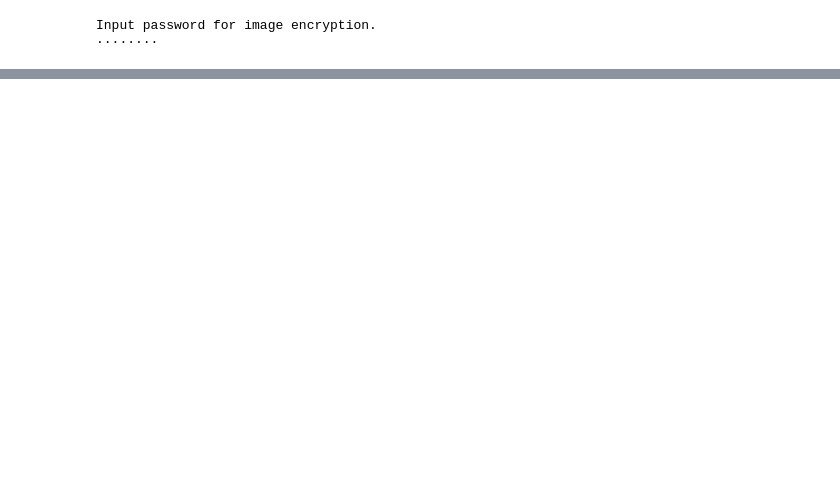
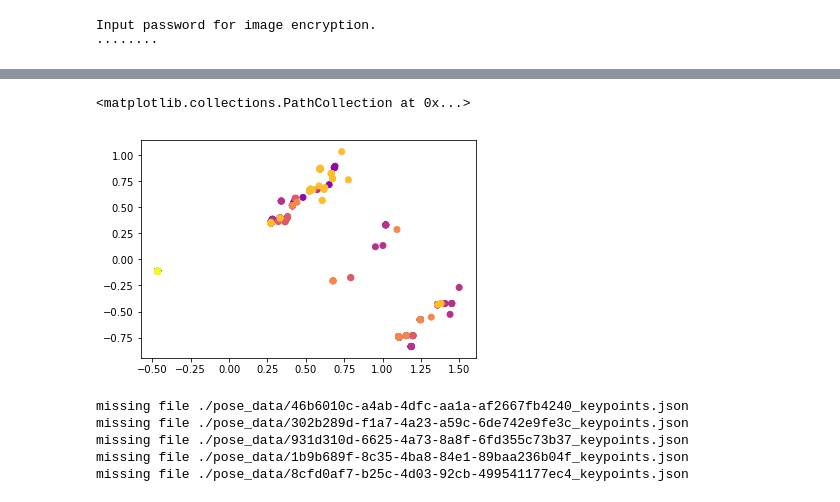
Before and after one commit to nakamoo/sumica, a Jupyter notebook: main_server/hai/notebooks/huelearn.ipynb, the cells around one changed output, grey strips where cells are left out. Saved outputs shown, nothing was run; the diff lists cells and outputs as text; code cells hidden in the pictures; blank space fills up the shorter version.

```diff
--- a/main_server/hai/notebooks/huelearn.ipynb
+++ b/main_server/hai/notebooks/huelearn.ipynb
@@ -110,0 +126,16 @@ missing file ./pose_data/abc0bc1f-d1d2-4628-96e5-04ca0996606a_keypoints.json
+# %%
+from sklearn.decomposition import PCA
+pca = PCA(n_components=2)
+dataX_r = pca.fit(dataX).transform(dataX)
+
+colors = [i / 8 for i in range(8) for _ in range(100)]
+#colors = [(i / len(dataX), 0, 0) for i in range(len(dataX))]
+plt.scatter(dataX_r[:,0], dataX_r[:,1], c=colors, cmap=plt.get_cmap("plasma"))
+# %% [output]
+<matplotlib.collections.PathCollection at 0x...>
+[figure, added]
+missing file ./pose_data/46b6010c-a4ab-4dfc-aa1a-af2667fb4240_keypoints.json
+missing file ./pose_data/302b289d-f1a7-4a23-a59c-6de742e9fe3c_keypoints.json
+missing file ./pose_data/931d310d-6625-4a73-8a8f-6fd355c73b37_keypoints.json
+missing file ./pose_data/1b9b689f-8c35-4ba8-84e1-89baa236b04f_keypoints.json
+missing file ./pose_data/8cfd0af7-b25c-4d03-92cb-499541177ec4_keypoints.json
```
Also changed, not shown: parts of 12 cells of this notebook, 4 other files.
